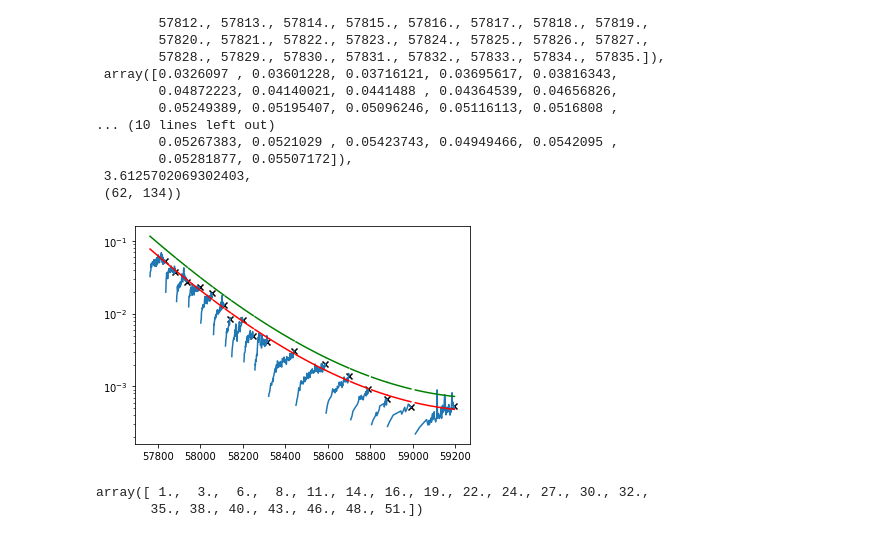
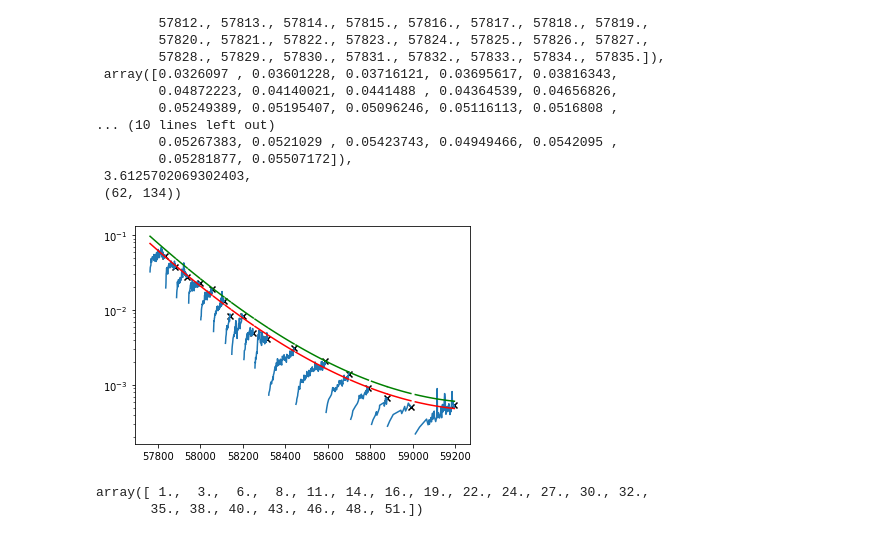
Before and after one commit to carlidel/collimator_scans, a Jupyter notebook: from_timber.ipynb, the cells around one changed output. Cells and saved outputs as stored; diff of their text form; code cells hidden in the pictures.

```diff
--- a/from_timber.ipynb
+++ b/from_timber.ipynb
@@ -279,12 +279,12 @@ spline_loss_2_rs9 = get_spline(slice_loss_2_rs9)
 # %%
 plt.figure()
 for s in slice_loss_1_rs6:
     plt.plot(s[0], s[1], color="C0")
     plt.scatter([s[0][-1]], [s[1][-1]], color="black", marker="x")
     plt.plot(s[0], spline_loss_1_rs6(s[0]), color="red")
-    plt.plot(s[0], spline_loss_1_rs6(s[0]) * 1.5, color="green")
+    plt.plot(s[0], spline_loss_1_rs6(s[0]) * 1.25, color="green")
 
 plt.yscale("log")
 # %% [output]
-[figure, old version]
+[figure, new version]
 # %%
```
Also changed, not shown: parts of 6 cells of this notebook, 5 other files.
